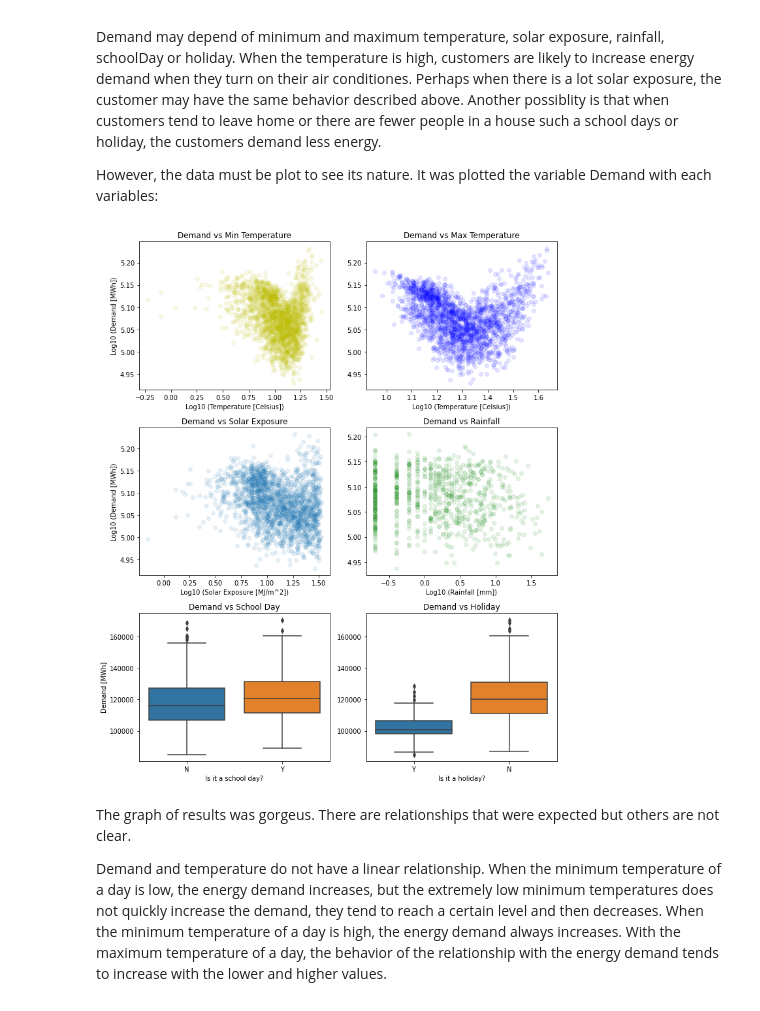
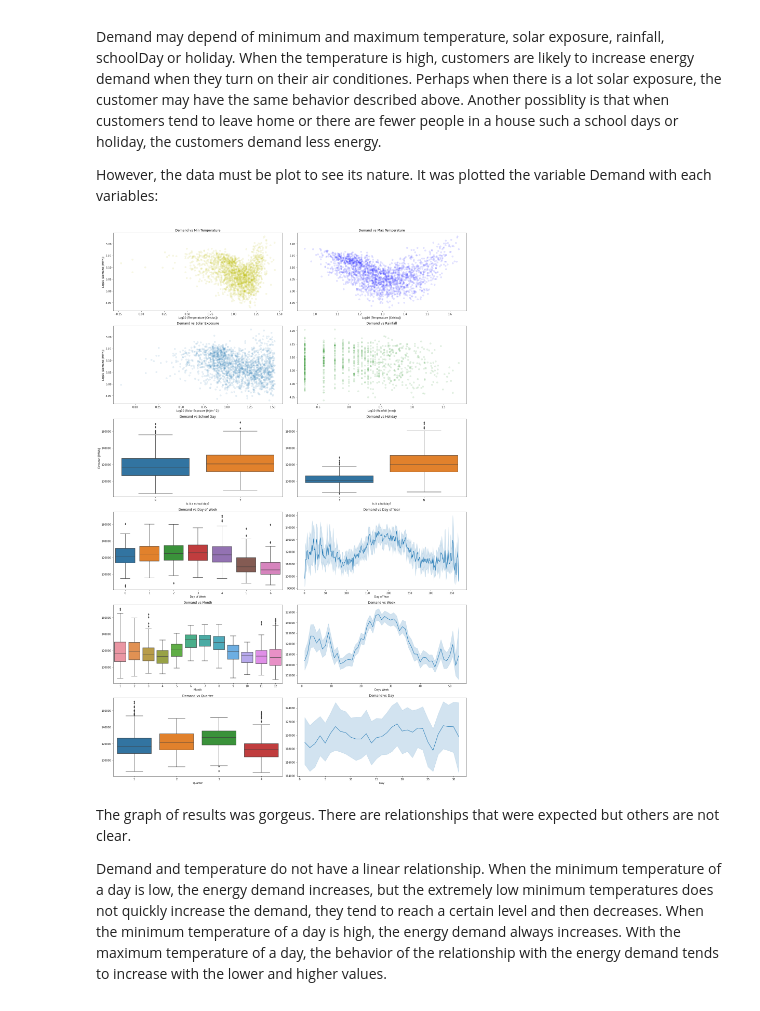
Before and after one commit to shlondon/ElectricityMarket-DataCamp, a Jupyter notebook: Sketch.ipynb, the cells around one changed output. Drawn from its saved outputs; the diff is of its cells as text; code cells hidden in the pictures.

```diff
--- a/Sketch.ipynb
+++ b/Sketch.ipynb
@@ -410,35 +410,65 @@ df['min_temperatureLog10'] = np.log10(df.min_temperature)
 df['max_temperatureStandardized'] = standardizer.fit_transform(df.max_temperature.values.reshape(-1,1))
 df['max_temperatureLog10'] = np.log10(df.max_temperature)
 df['solar_exposureStandardized'] = standardizer.fit_transform(df.solar_exposure.values.reshape(-1,1))
 df['solar_exposureLog10'] = np.log10(df.solar_exposure)
 df['rainfallStandardized'] = standardizer.fit_transform(df.rainfall.values.reshape(-1,1))
 df['rainfallLog10'] = np.log10(df.rainfall)
+df['day_of_year'] = [ts.day_of_year for ts in df.date]
+df['month'] = [ts.month for ts in df.date]
+df['week'] = [ts.week for ts in df.date]
+df['quarter'] = [ts.quarter for ts in df.date]
+df['day'] = [ts.day for ts in df.date]
 
 # Subplot with Seaborn and Matplotlib
-fig, ((ax1, ax2), (ax3, ax4), (ax5, ax6)) = plt.subplots(3, 2, figsize=(10, 12))
+fig, ((ax1, ax2), (ax3, ax4), (ax5, ax6), (ax7, ax8), (ax9, ax10), (ax11, ax12)) = plt.subplots(6, 2, figsize=(20, 30))
+# fig, ((ax1, ax2, ax3), (ax4, ax5, ax6), (ax7, ax8, ax9), (ax10, ax11, ax12)) = plt.subplots(4, 3, figsize=(36, 20))
 ax1.scatter(df.min_temperatureLog10, df.demandLog10, alpha=0.1, c='y')
 ax1.set_title('Demand vs Min Temperature')
 ax1.set(xlabel='Log10 (Temperature [Celsius])', ylabel='Log10 (Demand [MWh])')
 ax2.scatter(df.max_temperatureLog10, df.demandLog10, alpha=0.1, c='b')
 ax2.set_title('Demand vs Max Temperature')
 ax2.set(xlabel='Log10 (Temperature [Celsius])')
 ax3.scatter(df.solar_exposureLog10, df.demandLog10, alpha=0.1)
 ax3.set_title('Demand vs Solar Exposure')
 ax3.set(xlabel='Log10 (Solar Exposure [MJ/m^2])', ylabel='Log10 (Demand [MWh])')
 ax4.scatter(df.rainfallLog10, df.demandLog10, alpha=0.1, c='g')
 ax4.set_title('Demand vs Rainfall')
 ax4.set(xlabel='Log10 (Rainfall [mm])')
 # ax5.boxplot([df[df.school_day == 'N'].demand, df[df.school_day == 'Y'].demand], patch_artist=True)
 sns.boxplot(x='school_day', y='demand', data=df, ax=ax5)
 ax5.set_title('Demand vs School Day')
 ax5.set(xlabel='Is it a school day?', ylabel='Demand [MWh]')
 # ax6.boxplot([df[df.holiday == 'N'].demand, df[df.holiday == 'Y'].demand], patch_artist=True)
 sns.boxplot(x='holiday', y='demand', data=df, ax=ax6)
 ax6.set_title('Demand vs Holiday')
 ax6.set(xlabel='Is it a holiday?', ylabel='')
 fig.tight_layout()
+sns.boxplot(x='day_of_week', y='demand', data=df, ax=ax7)
+ax7.set_title('Demand vs Day of Week')
+ax7.set(xlabel='Day of Week', ylabel='')
+fig.tight_layout()
+sns.lineplot(x='day_of_year', y='demand', data=df, ax=ax8)
+ax8.set_title('Demand vs Day of Year')
+ax8.set(xlabel='Day of Year', ylabel='')
+fig.tight_layout()
+sns.boxplot(x='month', y='demand', data=df, ax=ax9)
+ax9.set_title('Demand vs Month')
+ax9.set(xlabel='Month', ylabel='')
+fig.tight_layout()
+sns.lineplot(x='week', y='demand', data=df, ax=ax10)
+ax10.set_title('Demand vs Week')
+ax10.set(xlabel='Days Week', ylabel='')
+fig.tight_layout()
+sns.boxplot(x='quarter', y='demand', data=df, ax=ax11)
+ax11.set_title('Demand vs Quarter')
+ax11.set(xlabel='Quarter', ylabel='')
+fig.tight_layout()
+sns.lineplot(x='day', y='demand', data=df, ax=ax12)
+ax12.set_title('Demand vs Day')
+ax12.set(xlabel='Day', ylabel='')
+fig.tight_layout()
 # %% [output]
-[figure, old version]
+[figure, new version]
 # %% [markdown]
 The graph of results was gorgeus. There are relationships that were expected but others are not clear.
 
```
Also changed, not shown: parts of 31 cells of this notebook, 1 other file.
